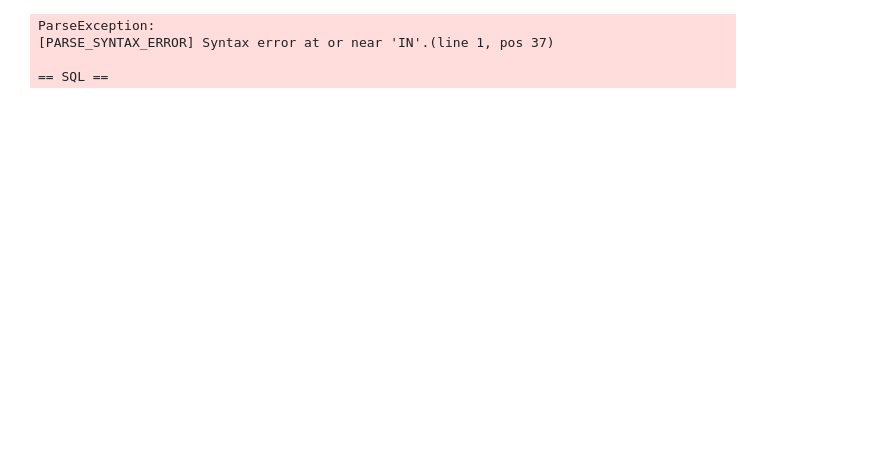
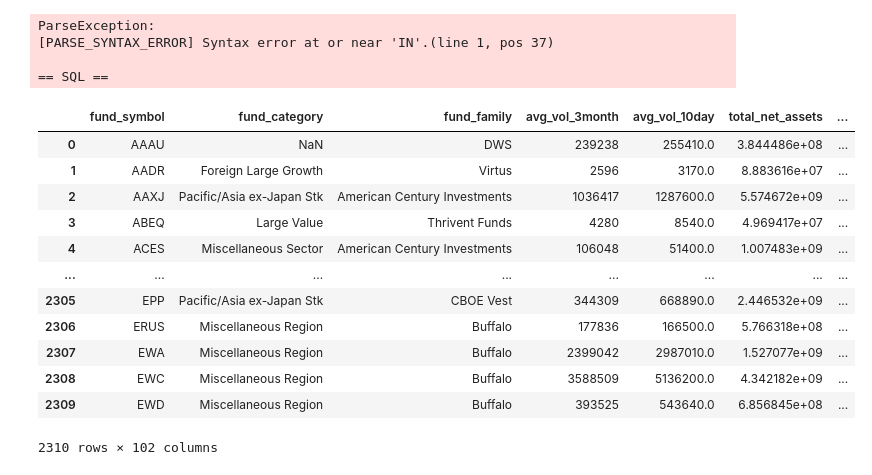
Before and after one commit to TRegan5/Project_4, a Jupyter notebook: daily_etfs_sql.ipynb, the cells around one changed output. Drawn from its saved outputs; the diff is of its cells as text; code cells hidden in the pictures; blank space fills up the shorter version.

```diff
--- a/daily_etfs_sql.ipynb
+++ b/daily_etfs_sql.ipynb
@@ -282,6 +282,7 @@ etfs_column_names[:10]
  'exchange_name']
 # %%
 # grab all deleted column names from Mutual Fund data cleansing into lists
+unnecessary = ['fund_short_name', 'fund_long_name','management_name', 'management_bio', '"investment_strategy']
 one_count_drops = ['quote_type', 'region', 'currency', 'exchange_code', 'exchange_name', 'exchange_timezone']
 high_NaN_drops = ['subsequent_investment', 'last_cap_gain', 'fund_max_front_end_sales_load',
                   'fund_max_deferred_sales_load', 'fund_bond_maturity', 'fund_return_2008',
@@ -327,7 +328,7 @@ len(qrtrly_calculable_drops)
 # %% [output]
 97
 # %%
-cleanup_drop_list = one_count_drops + high_NaN_drops + qrtrly_calculable_drops
+cleanup_drop_list = unnecessary + one_count_drops + high_NaN_drops + qrtrly_calculable_drops
 len(cleanup_drop_list)
 cleanup_drop_list[:10]
 # %% [output]
@@ -377,3 +380,21 @@ ParseException:
 [PARSE_SYNTAX_ERROR] Syntax error at or near 'IN'.(line 1, pos 37)
 
 == SQL ==
+# %%
+ETFs_clean_df = df_ETFs[etfs_clean_columns].copy()
+# %%
+ETFs_clean_df
+# %% [output]
+|  | fund_symbol | fund_category | fund_family | avg_vol_3month | avg_vol_10day | total_net_assets | ... |
+| 0 | AAAU | NaN | DWS | 239238 | 255410.0 | 3.844486e+08 | ... |
+| 1 | AADR | Foreign Large Growth | Virtus | 2596 | 3170.0 | 8.883616e+07 | ... |
+| 2 | AAXJ | Pacific/Asia ex-Japan Stk | American Century Investments | 1036417 | 1287600.0 | 5.574672e+09 | ... |
+| 3 | ABEQ | Large Value | Thrivent Funds | 4280 | 8540.0 | 4.969417e+07 | ... |
+| 4 | ACES | Miscellaneous Sector | American Century Investments | 106048 | 51400.0 | 1.007483e+09 | ... |
+| ... | ... | ... | ... | ... | ... | ... | ... |
+| 2305 | EPP | Pacific/Asia ex-Japan Stk | CBOE Vest | 344309 | 668890.0 | 2.446532e+09 | ... |
+| 2306 | ERUS | Miscellaneous Region | Buffalo | 177836 | 166500.0 | 5.766318e+08 | ... |
+| 2307 | EWA | Miscellaneous Region | Buffalo | 2399042 | 2987010.0 | 1.527077e+09 | ... |
+| 2308 | EWC | Miscellaneous Region | Buffalo | 3588509 | 5136200.0 | 4.342182e+09 | ... |
+| 2309 | EWD | Miscellaneous Region | Buffalo | 393525 | 543640.0 | 6.856845e+08 | ... |
+2310 rows × 102 columns
```
Also changed, not shown: parts of 5 cells of this notebook.
